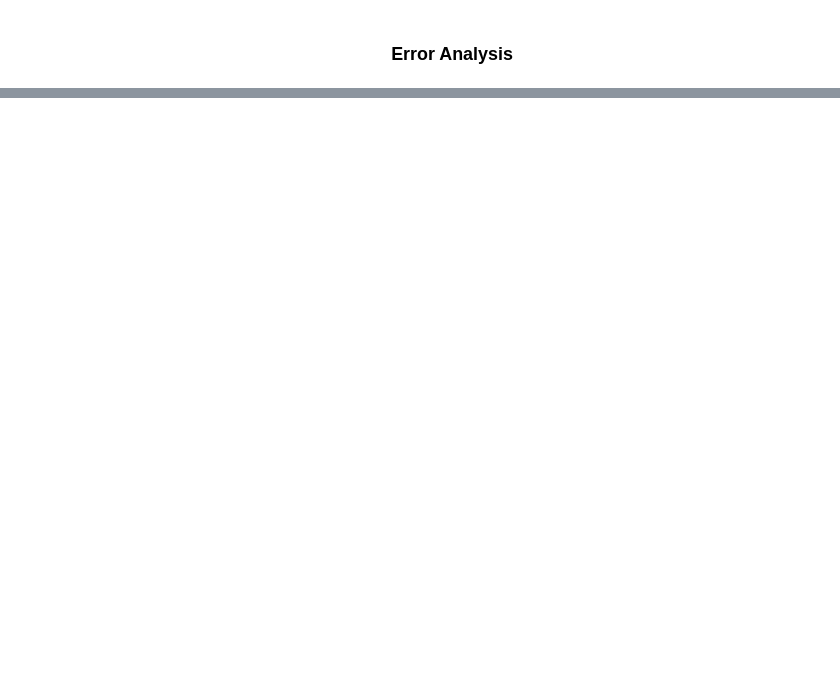
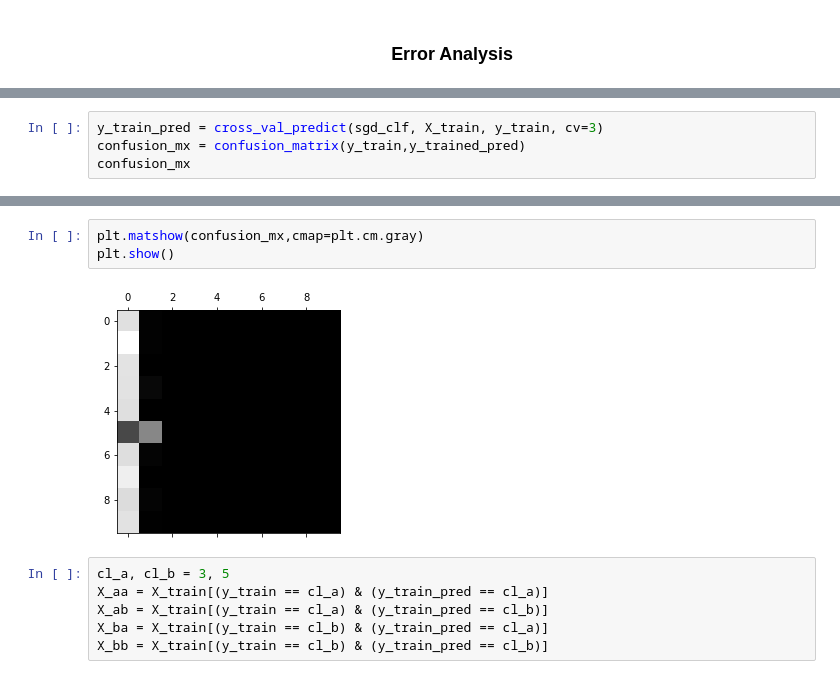
Before and after one commit to rabiyazaki/Supervised_Techniques, a Jupyter notebook: Classification.ipynb, the cells around one changed output, grey strips where cells are left out. Cells and saved outputs as stored; diff of their text form; blank space fills up the shorter version.

```diff
--- a/Classification.ipynb
+++ b/Classification.ipynb
@@ -363,0 +378,4 @@ array([0.8983, 0.891 , 0.9018])
+# %%
+y_train_pred = cross_val_predict(sgd_clf, X_train, y_train, cv=3)
+confusion_mx = confusion_matrix(y_train,y_trained_pred)
+confusion_mx
@@ -363,0 +393,11 @@ array([0.8983, 0.891 , 0.9018])
+# %%
+plt.matshow(confusion_mx,cmap=plt.cm.gray)
+plt.show()
+# %% [output]
+[figure, added]
+# %%
+cl_a, cl_b = 3, 5
+X_aa = X_train[(y_train == cl_a) & (y_train_pred == cl_a)]
+X_ab = X_train[(y_train == cl_a) & (y_train_pred == cl_b)]
+X_ba = X_train[(y_train == cl_b) & (y_train_pred == cl_a)]
+X_bb = X_train[(y_train == cl_b) & (y_train_pred == cl_b)]
```
Also changed, not shown: parts of 14 cells of this notebook.
